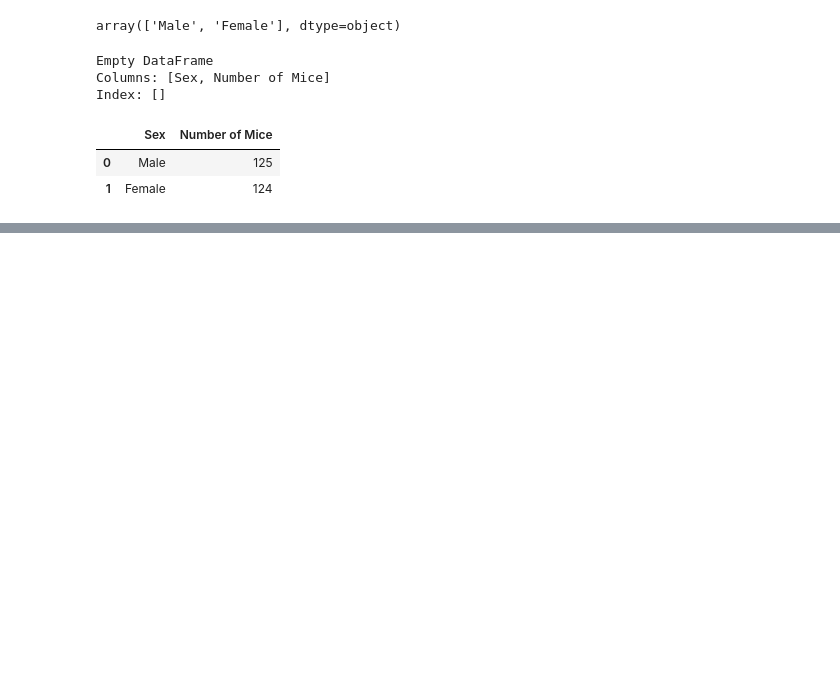
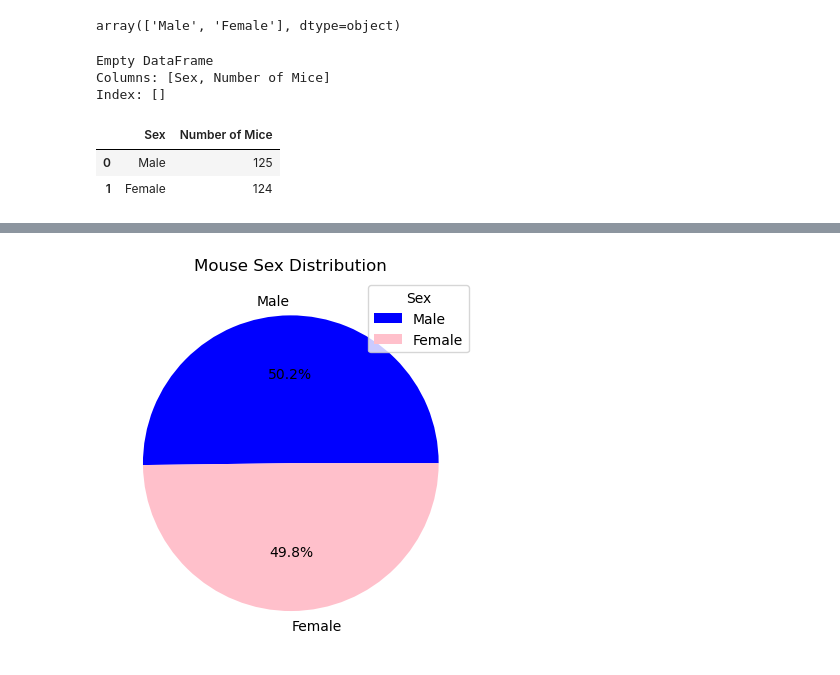
Before and after one commit to Jon-Pierson/pymaceuticals_capomulin_study, a Jupyter notebook: capomulin_data_analysis.ipynb, the cells around one changed output, grey strips where cells are left out. Saved outputs shown, nothing was run; the diff lists cells and outputs as text; code cells hidden in the pictures; blank space fills up the shorter version.

```diff
--- a/capomulin_data_analysis.ipynb
+++ b/capomulin_data_analysis.ipynb
@@ -555,0 +574,8 @@ mouse_sex
+# %%
+# Create a pie chart using the Matplotlib method to show the distribution Female vs Male mice
+plt.pie(mouse_sex_index["Number of Mice"], labels=mouse_sex_index.index, colors=("Blue","Pink"), autopct="%1.1f%%")
+plt.title("Mouse Sex Distribution")
+plt.legend(loc="upper right", title="Sex")
+plt.show()
+# %% [output]
+[figure, added]
```
Also changed, not shown: parts of 2 cells of this notebook.
